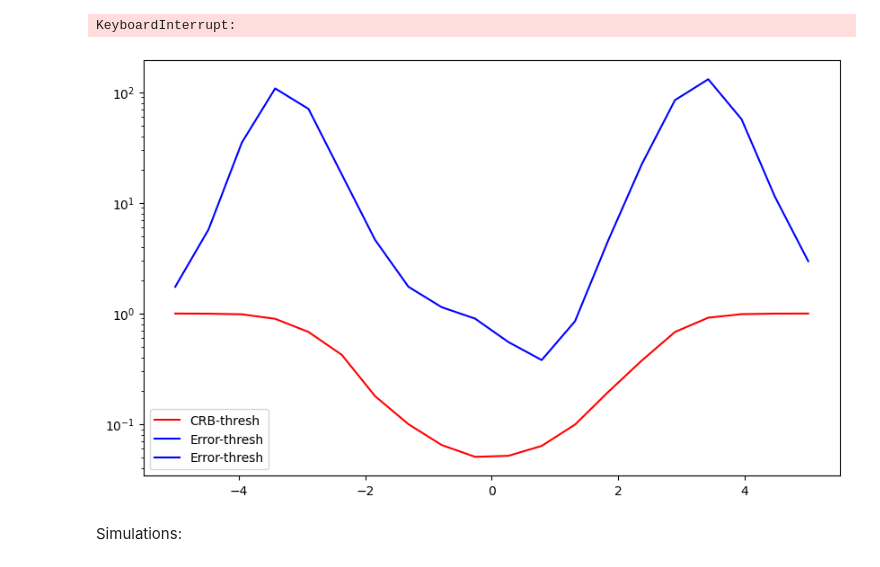
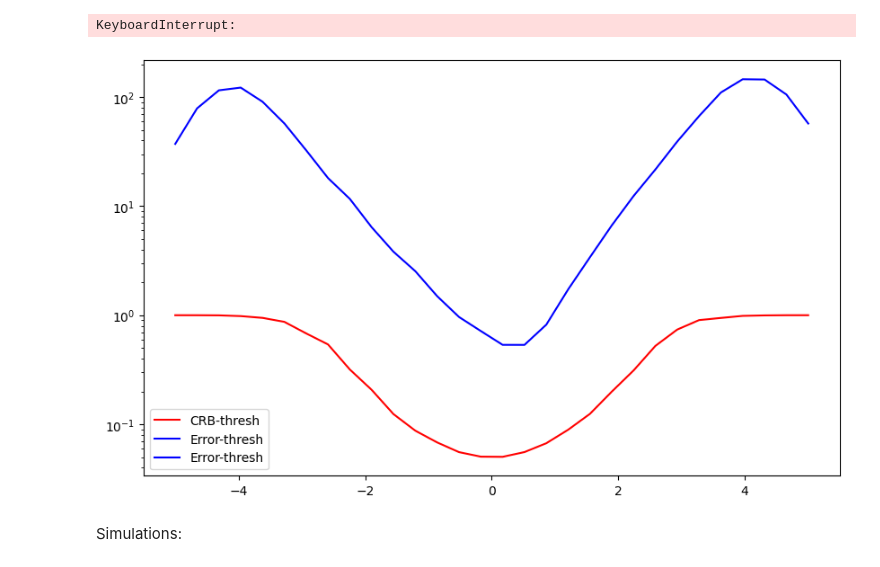
Before and after one commit to mazyaniv/Channel_Estimation, a Jupyter notebook: yaniv.ipynb, the cells around one changed output. Drawn from its saved outputs; the diff is of its cells as text; code cells hidden in the pictures.

```diff
--- a/yaniv.ipynb
+++ b/yaniv.ipynb
@@ -135,5 +143,5 @@ def MSE_general_numerical(sigma1,sigma2, n_a,n_q, matrix, observ, epsilon, thres
         cov[i,:,:] = ((teta_hat-teta)@((teta_hat-teta).conjugate().T)).real #m>1, real number
         #cov[i,:,:] = ((teta_hat-teta)*(teta_hat-teta).conjugate()).real #M=1, real number
     cov_matrix = np.sum(cov,0)/(np.shape(cov)[0])
-    return LA.norm(cov_matrix, "fro"), M>1#np.squeeze(cov_matrix) #M=1 ,
+    return LA.norm(cov_matrix, "fro")#, M>1#np.squeeze(cov_matrix) #M=1 ,
 # %%
@@ -192,14 +195,16 @@ def MSE_zertothresh_analytic(sigma1,sigma2, n_a,n_q):
     second = (2*rho_q*n_q*pow(sigma1,4))/(math.pi*(rho_q+pow(sigma2, 2))*(alpha+beta*rho_q*n_q)*pow(rho_a*n_a+pow(sigma1, 2),2))
     return math.sqrt(M)*(1-first-second) #Frobenius  norm- not MSE, but relevant for CRB
 # %%
-sim = 100
+sim = 200
 na = 0
-nq = 30
-epsilon = pow(10,-1)
+nq = 40
+epsilon = pow(10,-3)
+sigma_space_new = np.logspace(-1,1,30)
 matrix_const1 = Matrix(na,nq)
 L_Estimator_analytic1 = [MSE_zertothresh_analytic(sigma_space[i],sigma_space[i], na,nq) for i in range(len(sigma_space))]
-L_Estimator_numerical1 = [MSE_general_numerical(sigma_space[i],sigma_space[i],na, nq, matrix_const1, sim,epsilon) for i in range(len(sigma_space))]
+L_Estimator_numerical1 = [MSE_general_numerical_quantize(sigma_space[i],sigma_space[i], nq, matrix_const1[1], sim) for i in range(len(sigma_space))]
 ######################
+print(np.min(L_Estimator_analytic1)/np.min(L_Estimator_numerical1))
 fig = plt.figure(figsize=(10, 6))
 plt.plot(10*np.log10(1/sigma_space), L_Estimator_analytic1)
 plt.plot(10*np.log10(1/sigma_space), L_Estimator_numerical1)
@@ -481,29 +486,28 @@ def CRB(sigma1,sigma2, n_a,n_q,matrix, observ=sim,thresh_real=0,thresh_im=0,quan
 # %%
 sim = 300
 na = 0 #only quantize
 nq = 40
-thresh_space = np.linspace(-5,5,20)
+thresh_space = np.linspace(-5,5,30)
 matrix_const1 = Matrix(na,nq)
 thresh_real = thresh_G(nq,matrix_const1[1])[0]
 thresh_imag = thresh_G(nq,matrix_const1[1])[1]
 thresh_const = np.ones((M*nq, 1))
-epsilon = 0.001
+epsilon = 0.01
 
-L_Estimator_numerical = [MSE_general_numerical(1.5,1.5, na,nq, matrix_const1, sim,epsilon,thresh_space[i]*thresh_const,thresh_space[i]*thresh_const) for i in range(len(thresh_space))]
+L_Estimator_numerical = [MSE_general_numerical(2.2,2.2, na,nq, matrix_const1, sim,epsilon,thresh_space[i]*thresh_const,thresh_space[i]*thresh_const) for i in range(len(thresh_space))]
 CRB = [CRB(1,1,na,nq,matrix_const1,sim,thresh_space[i]*thresh_const,thresh_space[i]*thresh_const,1)[1] for i in range(len(thresh_space))]
 
 ######################
 fig = plt.figure(figsize=(10, 6))
 plt.plot(thresh_space, CRB, color="red", label='CRB-thresh')
 plt.plot(thresh_space, L_Estimator_numerical, color="blue", label='Error-thresh')
 
 #plt.title("M={}, mu={}, variance ={}".format(M,mu,round(2*pow(sigma_teta,2))))
 plt.yscale('log')
 plt.legend()
-plt.legend()
 plt.show()
 # %% [output]
-[figure, old version]
+[figure, new version]
 # %% [markdown]
 Simulations:
 # %%
```
Also changed, not shown: parts of 3 cells of this notebook.
